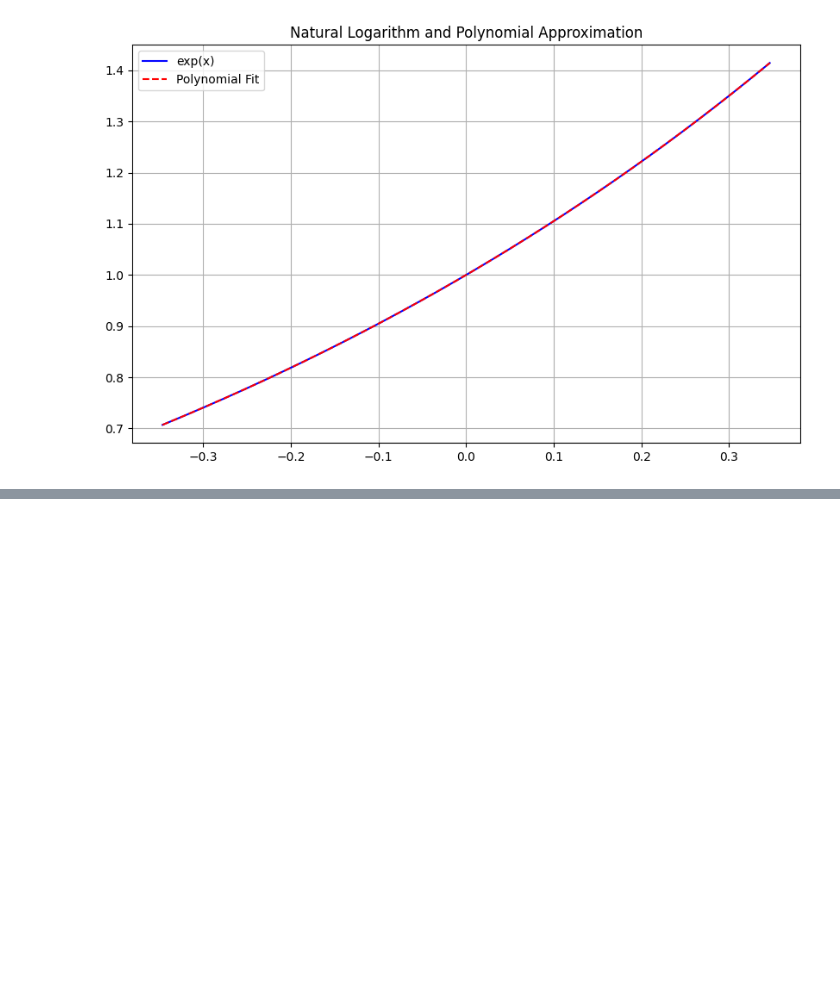
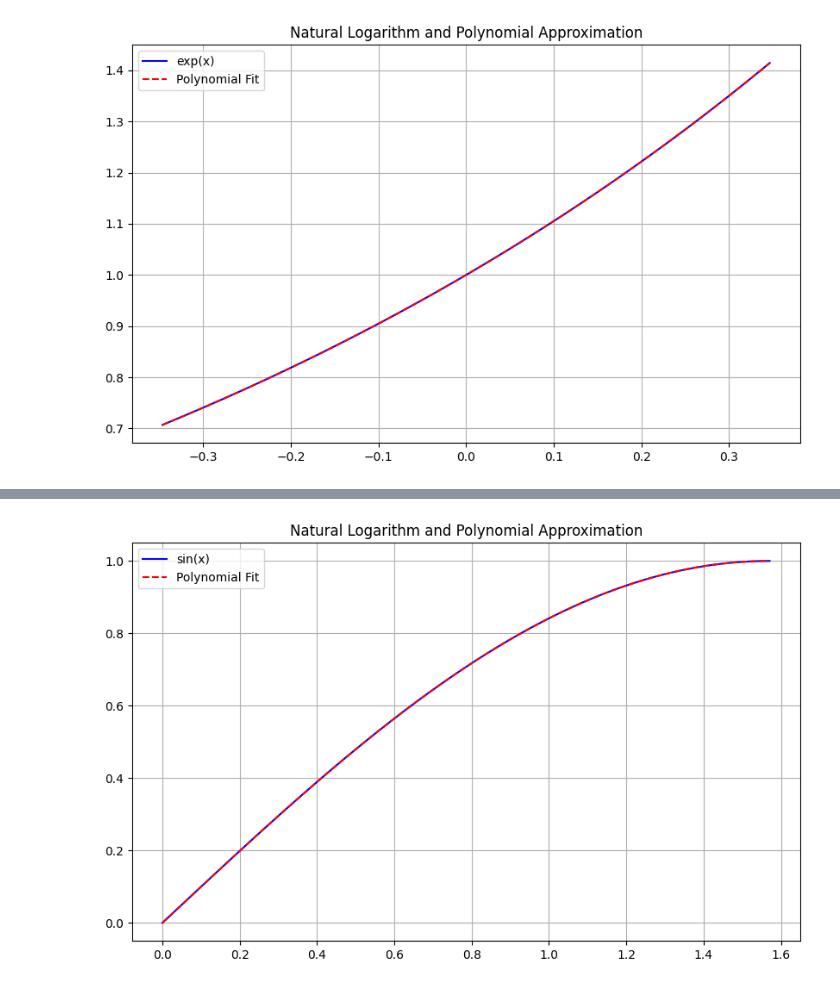
Before and after one commit to Bigous/ExpressionSolver, a Jupyter notebook: optimizations/Optimizations.ipynb, the cells around one changed output, grey strips where cells are left out. Saved outputs shown, nothing was run; the diff lists cells and outputs as text; code cells hidden in the pictures; blank space fills up the shorter version.

```diff
--- a/optimizations/Optimizations.ipynb
+++ b/optimizations/Optimizations.ipynb
@@ -308,0 +446,11 @@ plt.show()
+# %%
+y_fit = np.polyval(coeficientes_mpmath_lst, x_poly_mp)
+plt.figure(figsize=(10, 6))
+plt.plot(x_poly_mp, y_target_mp, 'b-', label='sin(x)')
+plt.plot(x_poly_mp, y_fit, 'r--', label='Polynomial Fit')
+plt.legend()
+plt.grid(True)
+plt.title('Natural Logarithm and Polynomial Approximation')
+plt.show()
+# %% [output]
+[figure, added]
```
Also changed, not shown: parts of 5 cells of this notebook, 26 other files.
